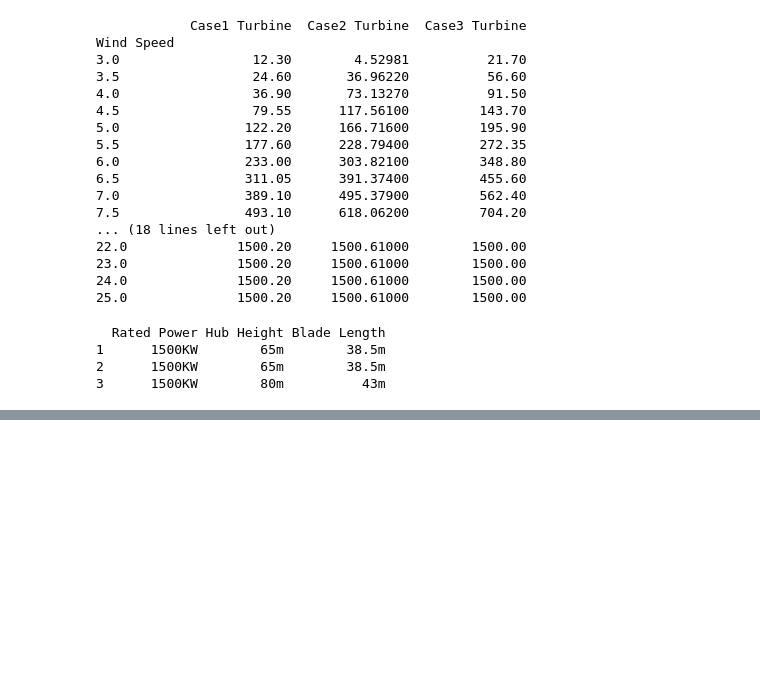
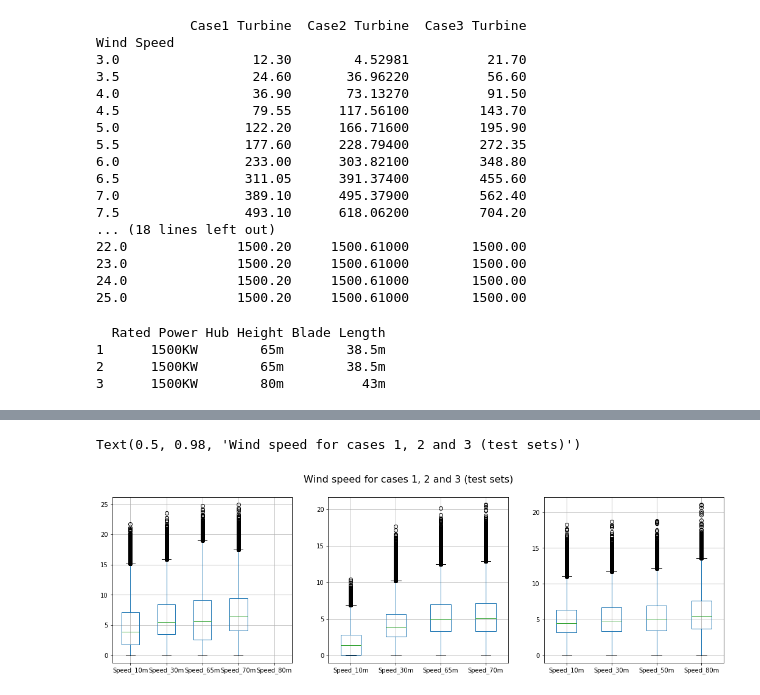
Before and after one commit to tamas-paulik/WindPower_Estimation, a Jupyter notebook: Untitled.ipynb, the cells around one changed output, grey strips where cells are left out. Saved outputs shown, nothing was run; the diff lists cells and outputs as text; code cells hidden in the pictures; blank space fills up the shorter version.

```diff
--- a/Untitled.ipynb
+++ b/Untitled.ipynb
@@ -151,0 +239,16 @@ measurement_case_1.plot(kind='line', x='Date_Time', y='Speed_30m',style=['r-'],
+# %%
+fig = plt.figure(figsize=(18,5))
+
+ax1 = fig.add_subplot(131)
+measurement_test_1.boxplot(column =['Speed_10m','Speed_30m','Speed_65m','Speed_70m','Speed_80m'])
+
+ax2 = fig.add_subplot(132)
+measurement_test_2.boxplot(column =['Speed_10m','Speed_30m','Speed_65m','Speed_70m'])
+
+ax3 = fig.add_subplot(133)
+measurement_test_3.boxplot(column =['Speed_10m','Speed_30m','Speed_50m','Speed_80m'])
+
+fig.suptitle('Wind speed for cases 1, 2 and 3 (test sets)', fontsize=16)
+# %% [output]
+Text(0.5, 0.98, 'Wind speed for cases 1, 2 and 3 (test sets)')
+[figure, added]
```
Also changed, not shown: parts of 19 cells of this notebook.
